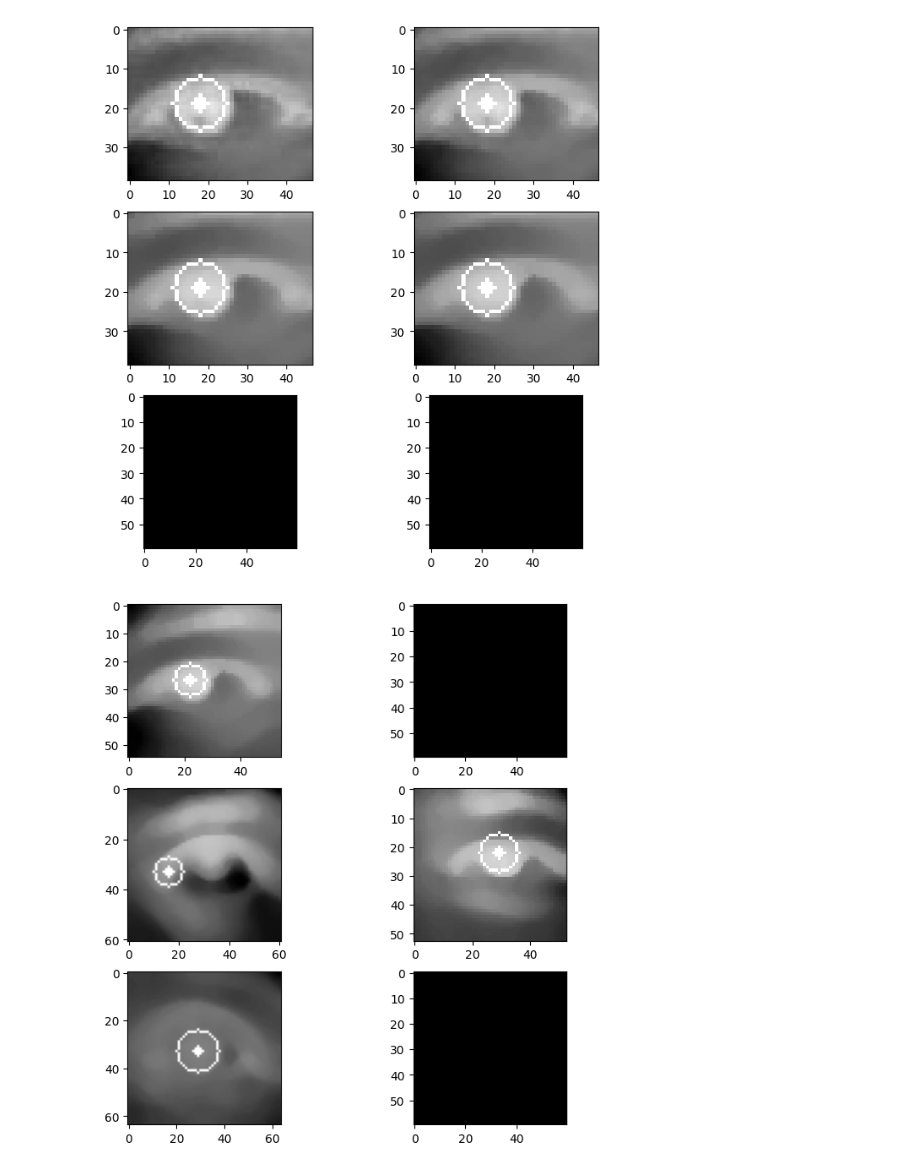
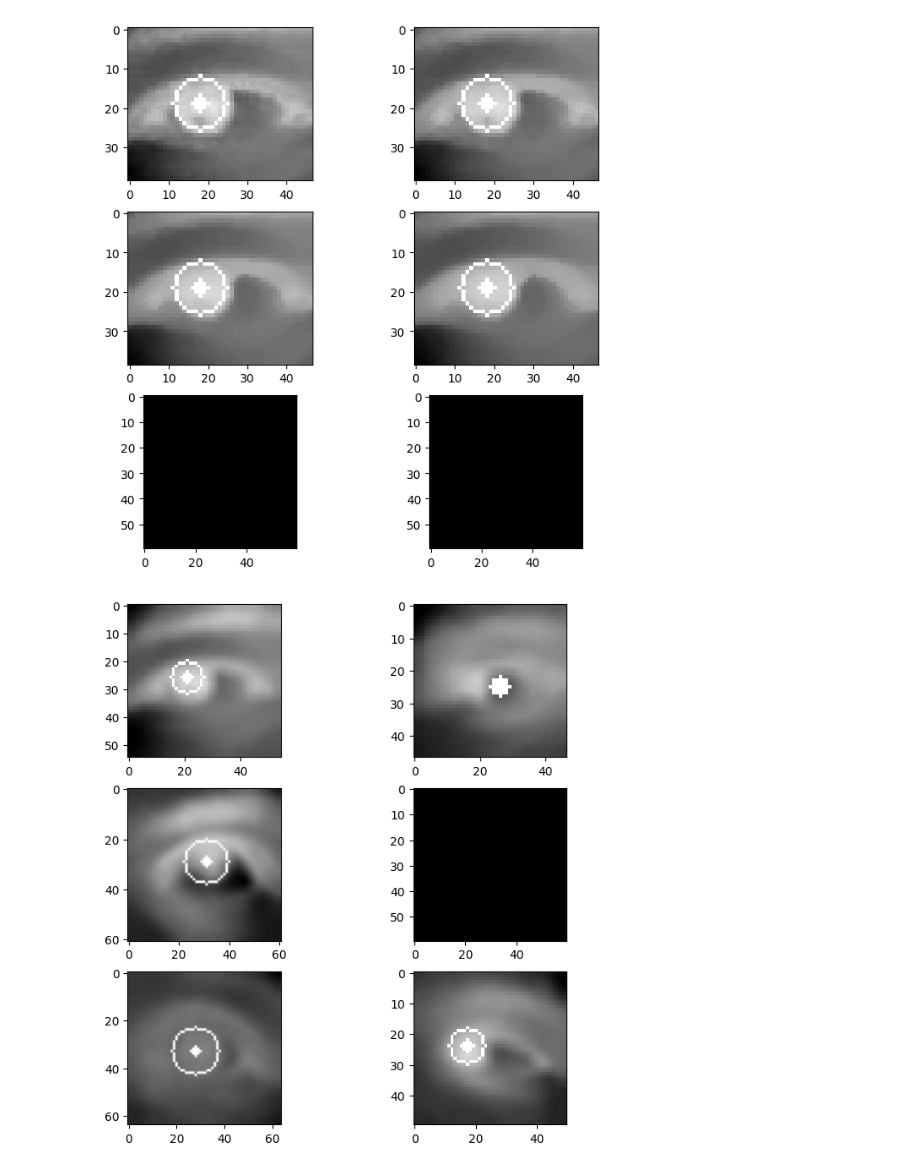
Before and after one commit to pioter00/siium-sem-02-aoc, a Jupyter notebook: src/optimise_parameters.ipynb, the cells around one changed output. Cells and saved outputs as stored; diff of their text form; code cells hidden in the pictures.

```diff
--- a/src/optimise_parameters.ipynb
+++ b/src/optimise_parameters.ipynb
@@ -28,9 +28,9 @@ eye_blur = []
 eye_blur += [cv2.medianBlur(img, 1)]
 eye_blur += [cv2.medianBlur(img, 3)]
 eye_blur += [cv2.medianBlur(img, 5)]
-eye_blur += [cv2.medianBlur(img, 7)]
-eye_blur += [cv2.medianBlur(img, 9)]
-eye_blur += [cv2.medianBlur(img, 11)]
+eye_blur += [cv2.blur(img,(3, 3))]
+eye_blur += [cv2.blur(img,(5, 5))]
+eye_blur += [cv2.blur(img,(7, 7))]
 
 w = 10
 h = 10
@@ -116,15 +116,15 @@ None
 None
 [figure]
 # %%
-blur_mask_size = 7
+blur_mask_size = 5 # 11
 
 canny_param_1 = 30
-canny_param_2 = 15
+canny_param_2 = 13
 
-min_radius = 5
+min_radius = 2
 max_radius = 12
 
-min_dist = 2
+min_dist = 1
 
 eye_images = [np.invert(cv2.imread('Eye_1_left.png')[:, :, 2])]
 eye_images += [np.invert(cv2.imread('Eye_1_right.png')[:, :, 2])]
@@ -136,7 +136,8 @@ eye_images += [np.invert(cv2.imread('Eye_0.png')[:, :, 2])]
 eye_images += [np.invert(cv2.imread('Eye_0_right.png')[:, :, 2])]
 
 for eye_n, eye in enumerate(eye_images):
-    eye_images[eye_n] = cv2.medianBlur(eye, blur_mask_size)
+    # eye_images[eye_n] = cv2.medianBlur(eye, blur_mask_size)
+    eye_images[eye_n] = cv2.blur(eye,(blur_mask_size, blur_mask_size))
 
 w = 10
 h = 10
@@ -153,31 +154,31 @@ for i in range(len(eye_images)):
         circle = np.reshape(circle, (-1, 3))
 
         closest_circle = [0, 0, 0, 9999]
 
         for c in circle:
             dist = np.sqrt((c[0])**2 + (c[1])**2)
 
             if dist < closest_circle[3]:
                 closest_circle = [c[0], c[1], c[2], dist]
 
                 # Print closest circle.
         cv2.circle(eye_images[i],
                    (int(closest_circle[0]),int(closest_circle[1])),
                    2,
                    (255, 0, 0),
                    thickness=-1)
         cv2.circle(eye_images[i],
                    (int(closest_circle[0]), int(closest_circle[1])),
                    int(closest_circle[2]),
                    (255, 0, 0),
                    thickness=1)
 
         fig.add_subplot(rows, columns, i + 1)
         plt.imshow(eye_images[i], cmap='gray')
     else:
         fig.add_subplot(rows, columns, i + 1)
         plt.imshow(np.zeros((60, 60), dtype=np.uint8), cmap='gray')
 
 plt.show()
 # %% [output]
-[figure, old version]
+[figure, new version]
```
Also changed, not shown: parts of 2 cells of this notebook, 1 other file.
